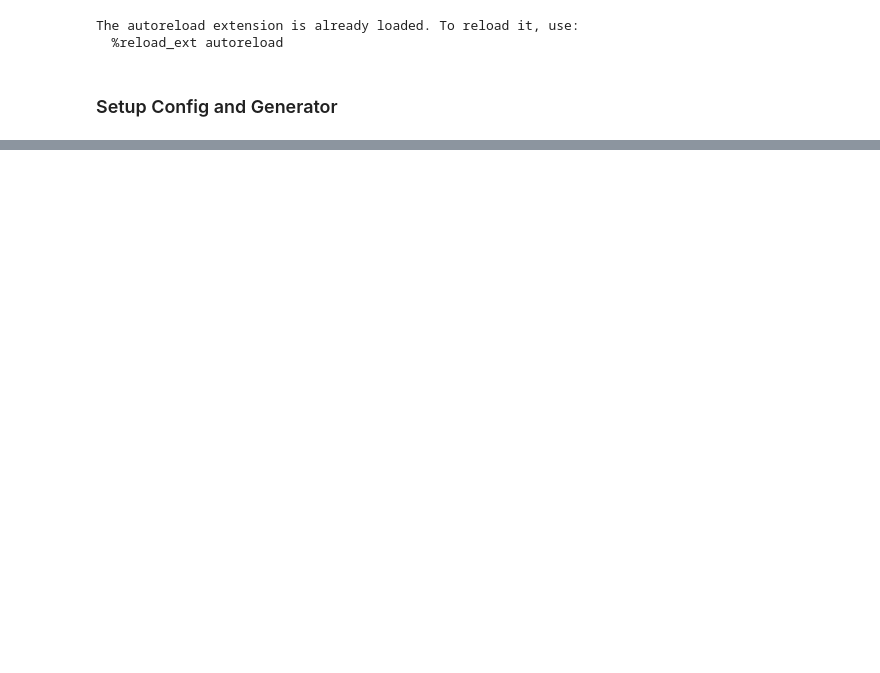
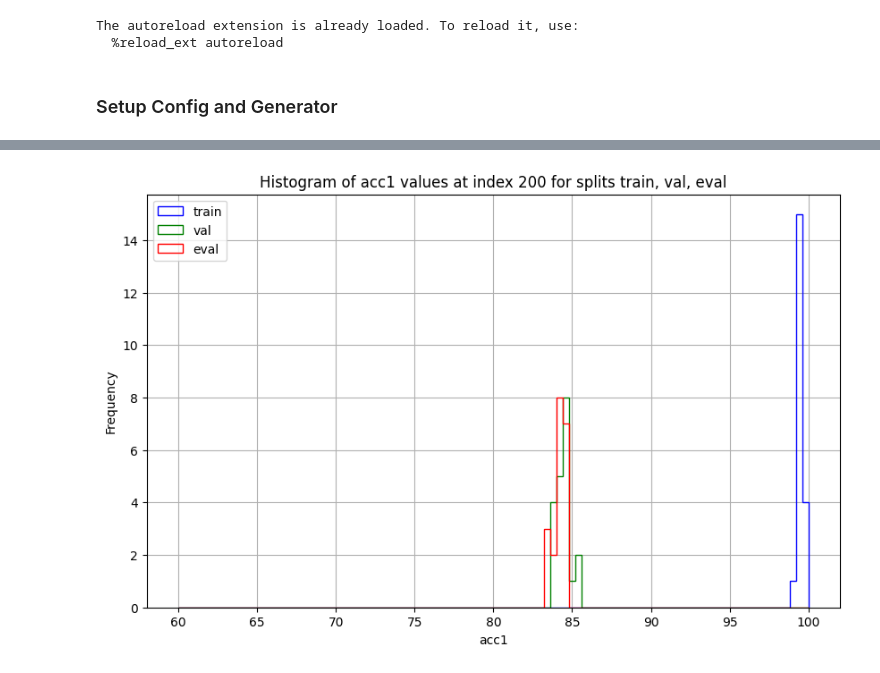
Before and after one commit to drothermel/dr_gen, a Jupyter notebook: notebooks/calc_metrics.ipynb, the cells around one changed output, grey strips where cells are left out. Cells and saved outputs as stored; diff of their text form; code cells hidden in the pictures; blank space fills up the shorter version.

```diff
--- a/notebooks/calc_metrics.ipynb
+++ b/notebooks/calc_metrics.ipynb
@@ -107,9 +77,26 @@ plot_parsed(test_rc, test_m)
 # %%
 def parse_run_logs(all_file_data):
-    parsed_runs = {}
+    parsed_runs = []
     for k, v in all_file_data.items():
         try:
-            parsed_runs[k] = parse_run_log(v)
+            parsed_runs.append([k, *parse_run_log(v)])
         except:
             pass
     return parsed_runs
+# %%
+def filter_parsed_runs(prs, lr=None, wd=None, init=None):
+    subset = []
+    for k, cf, ms in prs:
+        if cf['optim']['lr'] == '':
+            continue
+        if lr is not None and float(cf['optim']['lr']) != lr:
+            continue
+        if wd is not None and float(cf['optim']['weight_decay']) != wd:
+            continue
+
+        if init == "random" and cf['model']['weights'] is not None:
+            continue
+        elif init == "pretrained" and cf['model']['weights'] != "DEFAULT":
+            continue
+        subset.append((k, cf, ms))
+    return subset
@@ -115,0 +298,4 @@ def parse_run_logs(all_file_data):
+# %%
+plot_acc1_histograms(default_hpm_random_runs, 200, ["train", "val", "eval"], (60.0, 100.0), 100)
+# %% [output]
+[figure, added]
```
Also changed, not shown: parts of 33 cells of this notebook, 2 other files.
